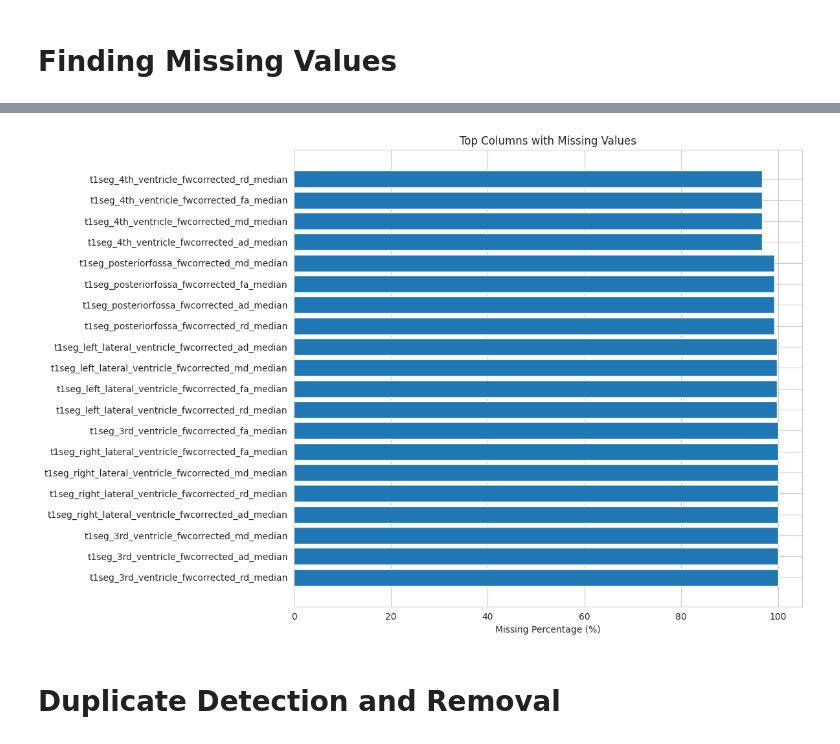
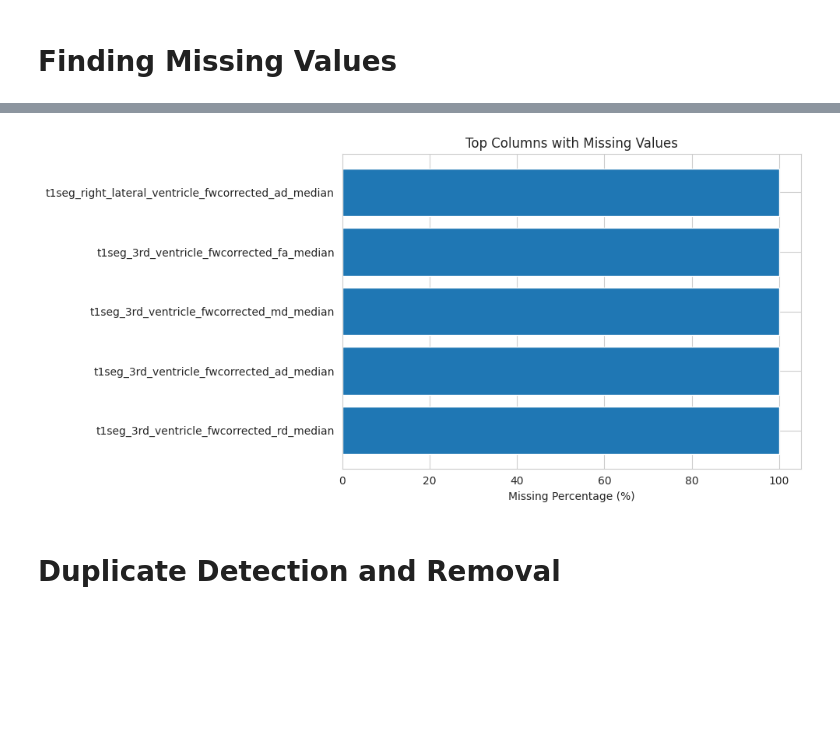
Before and after one commit to hapianalyst/Alzheimer-s-Disease-Classification-Using-DTI-Biomarkers, a Jupyter notebook: Alzheimer’s_Prediction.ipynb, the cells around one changed output, grey strips where cells are left out. Cells and saved outputs as stored; diff of their text form; code cells hidden in the pictures; blank space fills up the shorter version.

```diff
--- a/Alzheimer’s_Prediction.ipynb
+++ b/Alzheimer’s_Prediction.ipynb
@@ -172,17 +170,17 @@ Top columns with missing values:
 # %%
 # Visualize missing values pattern
 if len(missing_data) > 0:
-    top_missing = missing_data.head(20)
+    top_missing = missing_data.head(5)
 
-    plt.figure(figsize=(12, 8))
+    plt.figure(figsize=(10, 5))
     plt.barh(range(len(top_missing)), top_missing['Missing_Percentage'])
     plt.yticks(range(len(top_missing)), top_missing['Column'])
     plt.xlabel('Missing Percentage (%)')
     plt.title('Top Columns with Missing Values')
     plt.tight_layout()
     plt.show()
 # %% [output]
-[figure, old version]
+[figure, new version]
 # %% [markdown]
 # **Duplicate Detection and Removal**
 # %%
```
Also changed, not shown: parts of 44 cells of this notebook.
